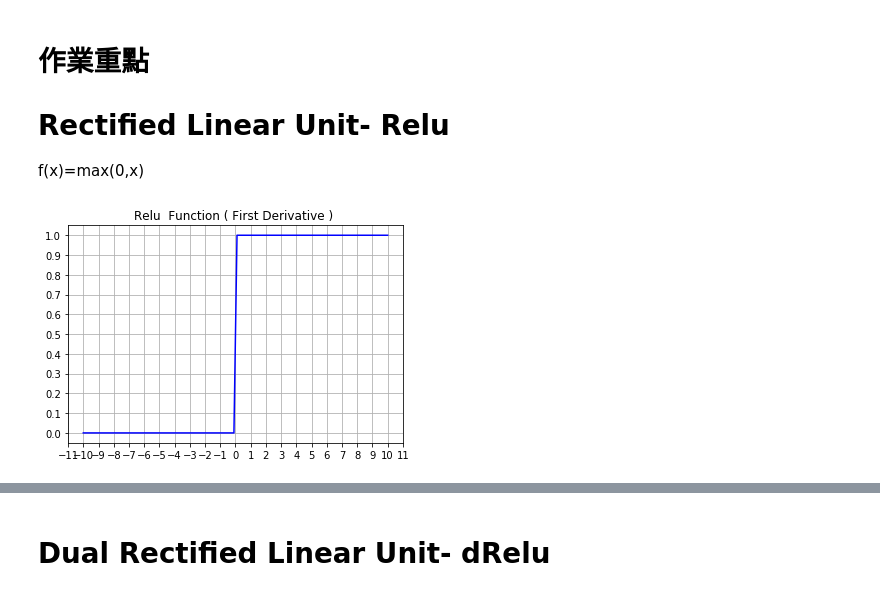
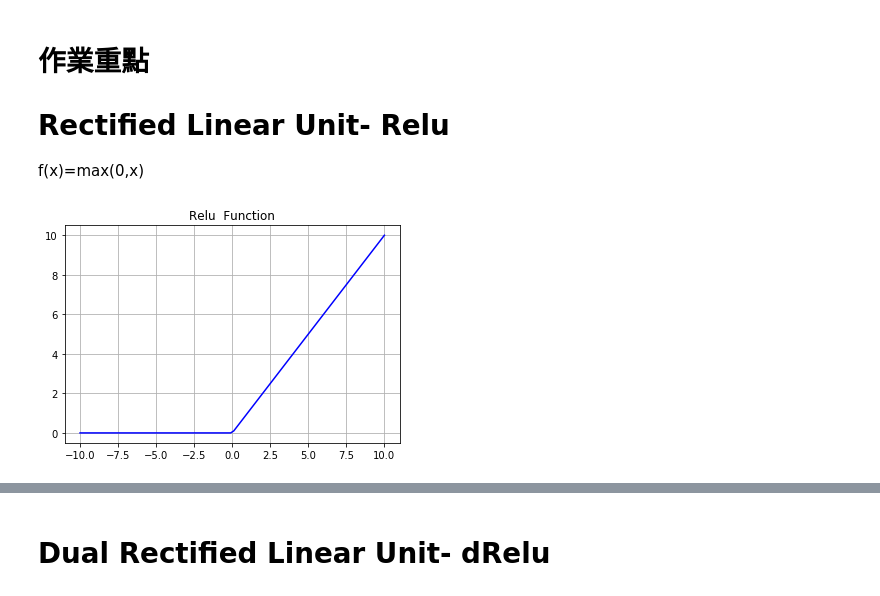
Before and after one commit to Ether-YiTseWu/2nd-ML100Days, a Jupyter notebook: homework/Day_072_HW.ipynb, the cells around one changed output, grey strips where cells are left out. Saved outputs shown, nothing was run; the diff lists cells and outputs as text; code cells hidden in the pictures.

```diff
--- a/homework/Day_072_HW.ipynb
+++ b/homework/Day_072_HW.ipynb
@@ -14,48 +14,40 @@ from numpy import *
 import matplotlib.pylab as plt
 %matplotlib inline
 
-'''
-作業:
-    寫出 ReLU & dReLU 一階導數
-    並列印
-'''
-#Sigmoid 數學函數表示方式
+
+# relu 數學函數表示方式
 def relu(xx):
     ans = zeros(len(xx))
     for i in range(0,len(xx)):
         if xx[i]>0:
             ans[i] = xx[i]
         else:
             ans[i] = 0
     return ans
-#Sigmoid 微分
+# relu 微分
 def drelu(xx):
     dans = zeros(len(xx))
     for i in range(0,len(xx)):
         if xx[i]>0:
             dans[i] = 1
         else:
             dans[i] = 0
     return dans
 
 # linespace generate an array from start and stop value
 # with requested number of elements. Example 10 elements or 100 elements.
 x = plt.linspace(-10,10,100)
 
 # prepare the plot, associate the color r(ed) or b(lue) and the label
-plt.plot(x, drelu(x), 'b', label='linspace(-10,10,10)')
+plt.plot(x, relu(x), 'b', label='linspace(-10,10,10)')
 
 # Draw the grid line in background.
 plt.grid()
 
 # 顯現圖示的Title
-plt.title('Relu  Function ( First Derivative ) ')
-
-#resize the X and Y axes
-plt.gca().xaxis.set_major_locator(plt.MultipleLocator(1))
-plt.gca().yaxis.set_major_locator(plt.MultipleLocator(0.1))
+plt.title('Relu  Function')
 
 # create the graph
 plt.show()
 # %% [output]
-[figure, old version]
+[figure, new version]
```
Also changed, not shown: parts of 3 cells of this notebook.
